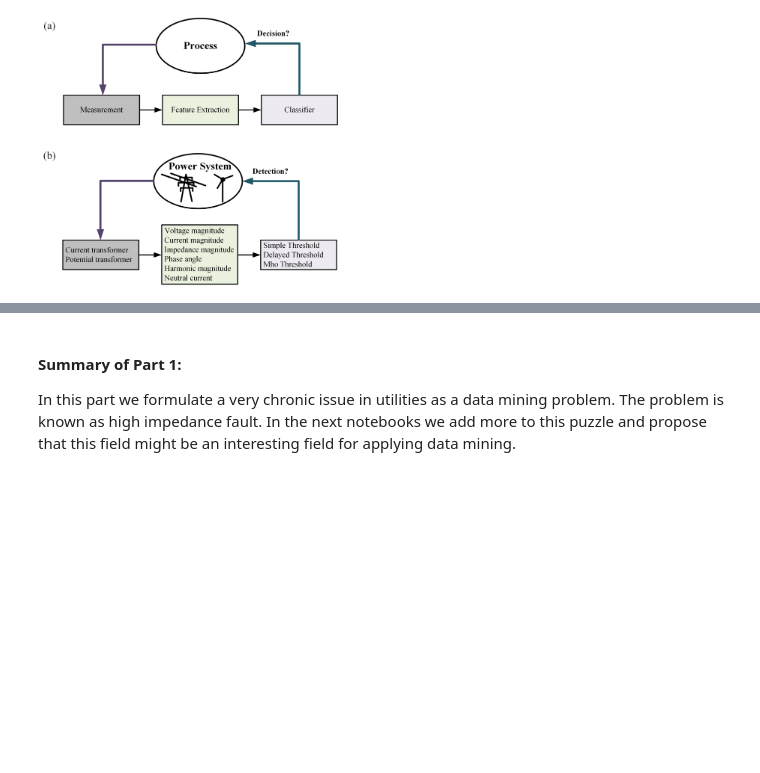
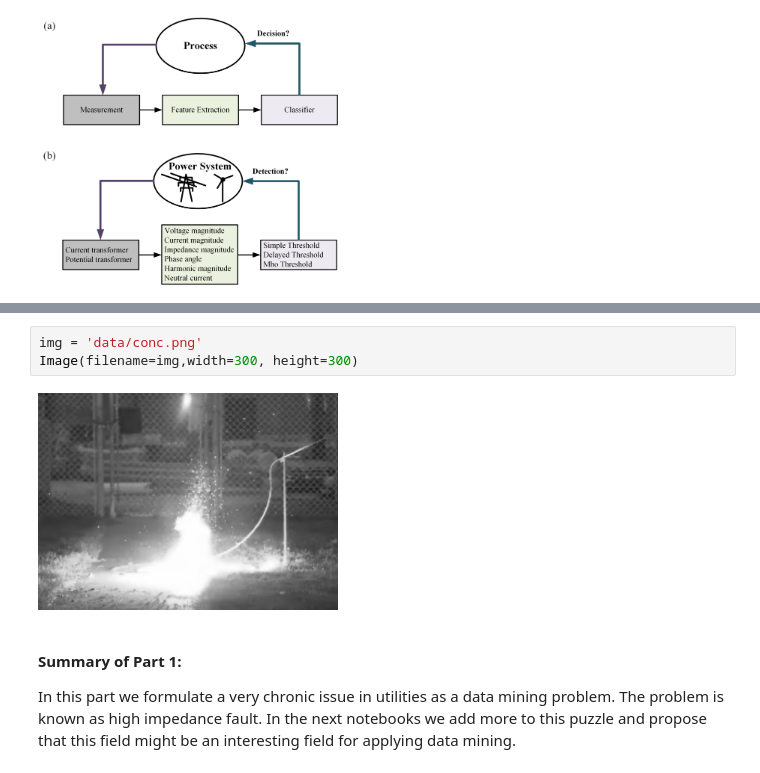
Before and after one commit to amnghd/A-Data-Science-Application-for-Utilites, a Jupyter notebook: Disturbance Detection in Power System using Data Science - Part 1.ipynb, the cells around one changed output, grey strips where cells are left out. Saved outputs shown, nothing was run; the diff lists cells and outputs as text; blank space fills up the shorter version.

```diff
--- a/Disturbance Detection in Power System using Data Science - Part 1.ipynb
+++ b/Disturbance Detection in Power System using Data Science - Part 1.ipynb
@@ -83,3 +87,8 @@ Image(filename=img,width=300, height=300)
+# %%
+img = 'data/conc.png'
+Image(filename=img,width=300, height=300)
+# %% [output]
+[figure, added]
 # %% [markdown]
 #### Summary of Part 1:
 
```
Also changed, not shown: parts of 1 cell of this notebook, 7 other files.
